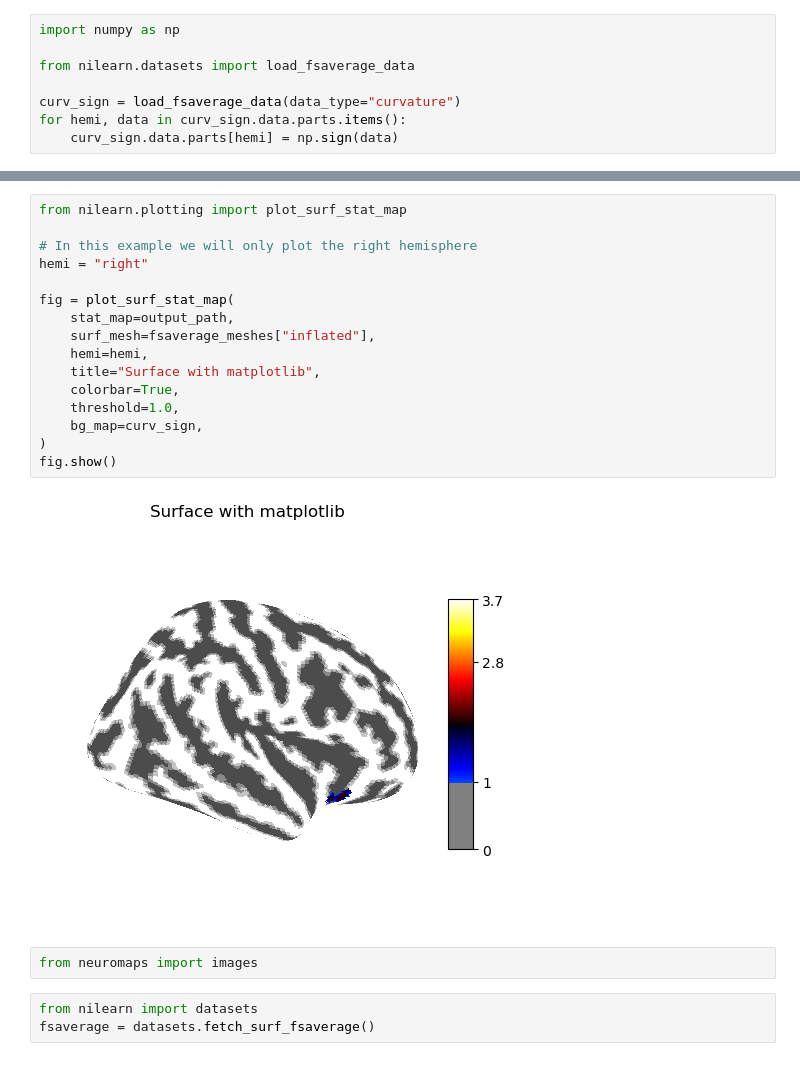
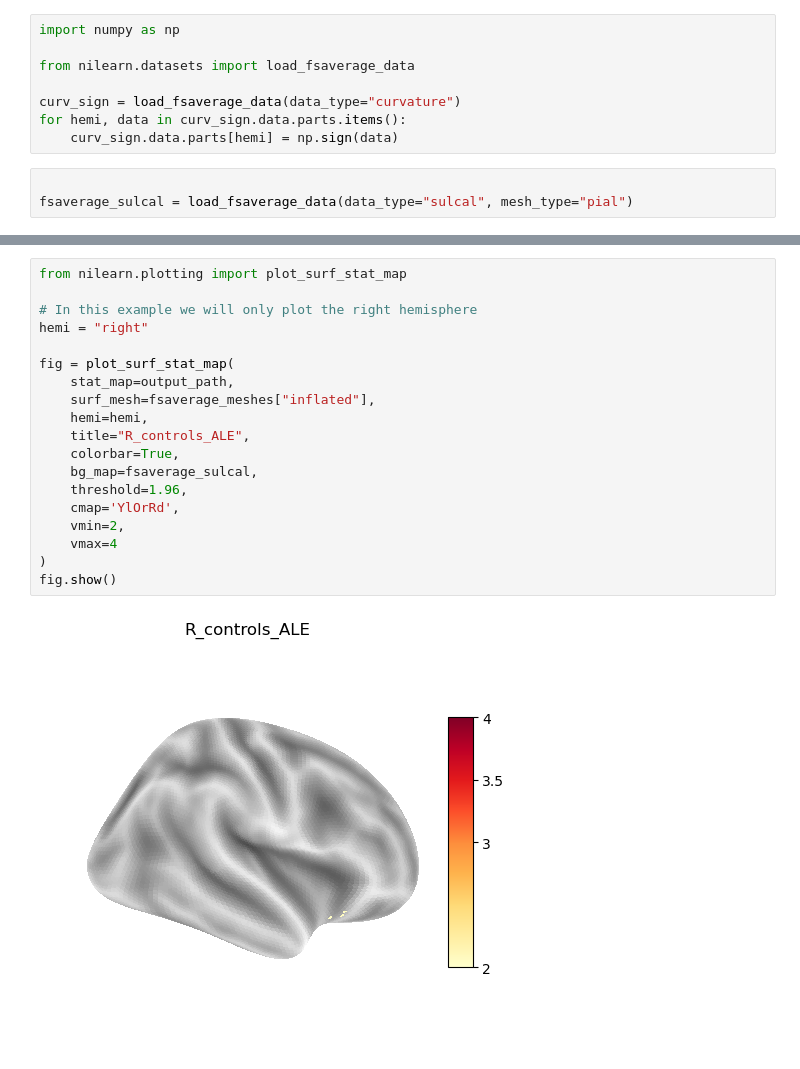
Before and after one commit to shanshan717/Self_Psych_Meta, a Jupyter notebook: code/transform.ipynb, the cells around one changed output, grey strips where cells are left out. Drawn from its saved outputs; the diff is of its cells as text.

```diff
--- a/code/transform.ipynb
+++ b/code/transform.ipynb
@@ -45,3 +48,6 @@ from nilearn.datasets import load_fsaverage_data
 curv_sign = load_fsaverage_data(data_type="curvature")
 for hemi, data in curv_sign.data.parts.items():
     curv_sign.data.parts[hemi] = np.sign(data)
+# %%
+
+fsaverage_sulcal = load_fsaverage_data(data_type="sulcal", mesh_type="pial")
@@ -48,23 +75,21 @@ for hemi, data in curv_sign.data.parts.items():
 # %%
 from nilearn.plotting import plot_surf_stat_map
 
 # In this example we will only plot the right hemisphere
 hemi = "right"
 
 fig = plot_surf_stat_map(
     stat_map=output_path,
     surf_mesh=fsaverage_meshes["inflated"],
     hemi=hemi,
-    title="Surface with matplotlib",
+    title="R_controls_ALE",
     colorbar=True,
-    threshold=1.0,
-    bg_map=curv_sign,
+    bg_map=fsaverage_sulcal,
+    threshold=1.96,
+    cmap='YlOrRd',
+    vmin=2,
+    vmax=4
 )
 fig.show()
 # %% [output]
-[figure, old version]
+[figure, new version]
-# %%
-from neuromaps import images
-# %%
-from nilearn import datasets
-fsaverage = datasets.fetch_surf_fsaverage()
```
Also changed, not shown: parts of 21 cells of this notebook, 3 other files.
